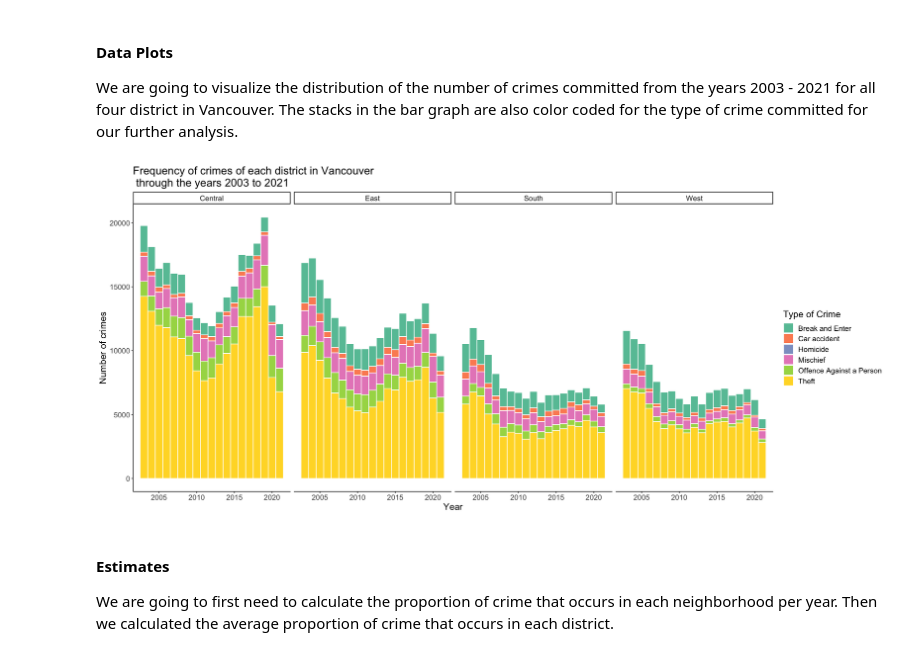
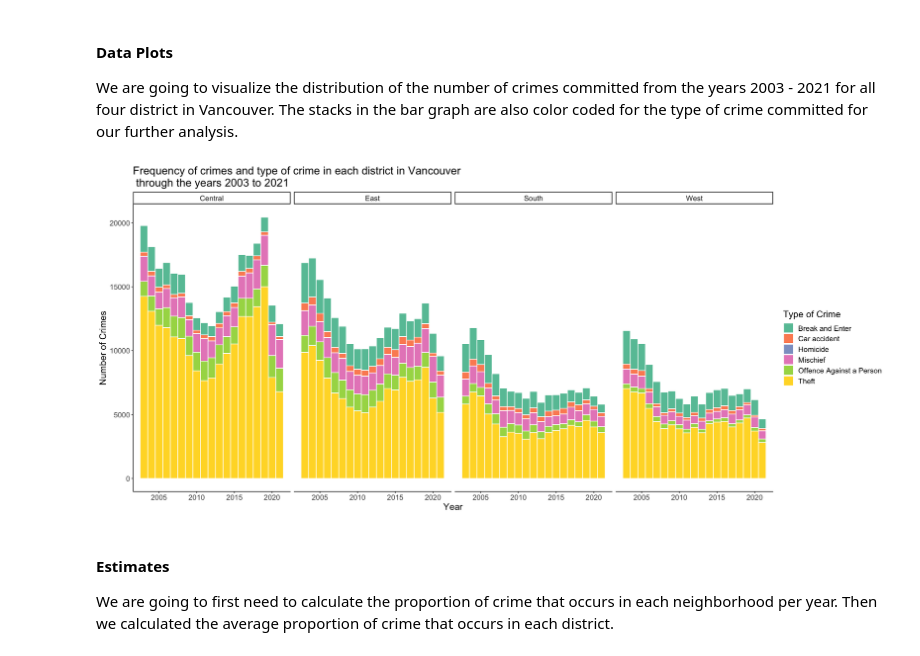
Before and after one commit to samnthorne/STAT201_Group40, a Jupyter notebook: Proposal.ipynb, the cells around one changed output. Saved outputs shown, nothing was run; the diff lists cells and outputs as text; code cells hidden in the pictures.

```diff
--- a/Proposal.ipynb
+++ b/Proposal.ipynb
@@ -135,21 +151,21 @@ We are going to visualize the distribution of the number of crimes committed fro
 # %%
 options(repr.plot.width = 18, repr.plot.height = 8)
 
 years_vis <- crime_data %>%
     ggplot(aes(x = YEAR, fill = TYPE))+
     geom_histogram(binwidth = 1, color = 'white')+
     theme_classic() +
     theme(legend.position="right",
           text = element_text(size = 15)) +
-    labs(title = "Frequency of crimes of each district in Vancouver \n through the years 2003 to 2021",
+    labs(title = "Frequency of crimes and type of crime in each district in Vancouver \n through the years 2003 to 2021",
          x = "Year",
-         y = "Number of crimes",
+         y = "Number of Crimes",
          fill = "Type of Crime")+
     facet_wrap(~DISTRICT, ncol = 4)+
     scale_fill_brewer(palette = 'Set2') # colorblind friendly palette.
 years_vis
 # %% [output]
-[figure, old version]
+[figure, new version]
 # %% [markdown]
 #### Estimates
 
```
Also changed, not shown: parts of 2 cells of this notebook.
